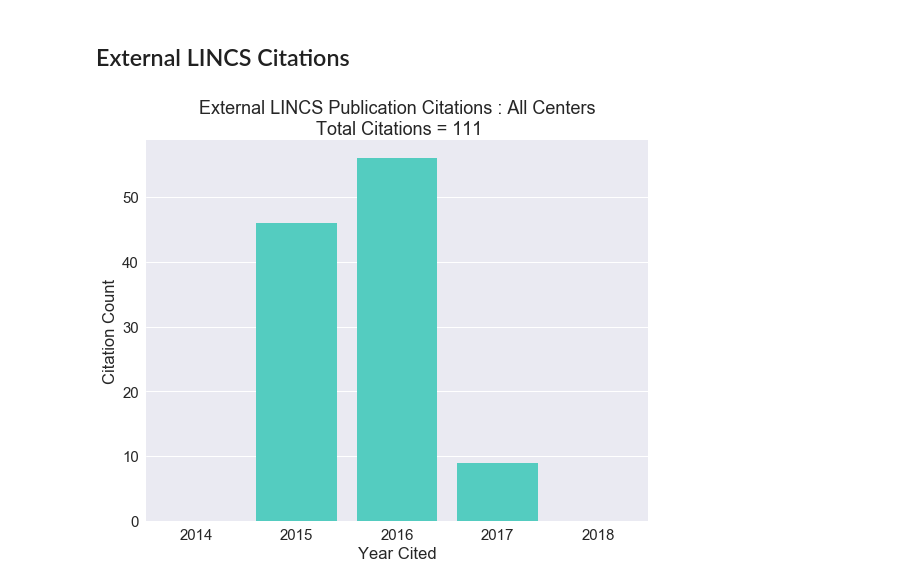
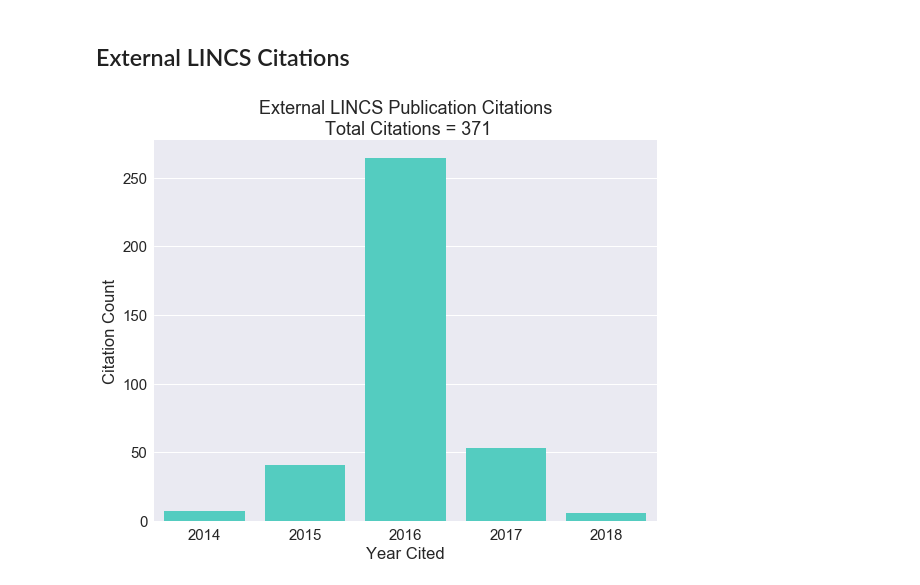
Before and after one commit to MaayanLab/LINCS-Publications-Report, a Jupyter notebook: LINCS_publications.ipynb, the cells around one changed output. Saved outputs shown, nothing was run; the diff lists cells and outputs as text; code cells hidden in the pictures.

Commit message:
Convert PMIDs to PMCIDs to find additional citations.

```diff
--- a/LINCS_publications.ipynb
+++ b/LINCS_publications.ipynb
@@ -81,4 +81,8 @@ def externalInternal(val):
 pubs2['center_pub'] = pubs2['center'].apply(externalInternal)
 pubs2 = pubs2.rename(columns={'PMID':'pm_id', 'year':'year_published', 'title':'article_name'})
 pubs2['publication_id'] = max(pubs['publication_id'].astype(int))
+
+# Add together all pubs
 pubs_extended = pd.concat([pubs, pubs2],axis=0,  ignore_index=True)
+# Fix pmc_id and pm_id
+pubs_extended['pm_id'] =pubs_extended['pm_id'].fillna(0).astype(int)
@@ -85,3 +144,7 @@ pubs_extended = pd.concat([pubs, pubs2],axis=0,  ignore_index=True)
+# %%
+pubs_extended = pubs_extended.merge(converted_PMIDs_df, on='pm_id')
+# Fix pmc_id and pm_id
+pubs_extended['pm_id'] =pubs_extended['pm_id'].fillna(0).astype(int)
 # %% [markdown]
 ## Get Citations from PubMed API
 Documentation:
@@ -242,10 +323,9 @@ import pickle
 results_df = pickle.load( open( "citations.p", "rb" ) )
 citationYears_df = pickle.load( open( "citation_years.p", "rb" ) )
 
-pubs_extended = pd.concat([pubs, pubs2],axis=0,  ignore_index=True)
 
-pubs_extended = pubs_extended.merge(results_df, on='pmc_id',  how='outer')
-pubs_extended = pubs_extended.merge(citationYears_df, on='pmc_id',  how='outer')
+pubs_extended = pubs_extended.merge(results_df, on='PMCID',  how='outer')
+pubs_extended = pubs_extended.merge(citationYears_df, on='PMCID',  how='outer')
 pubs_extended.iloc[0]
 len(pubs_extended)
 pubs_extended.head()
@@ -388,15 +468,15 @@ plt.ylabel('Publication Count');
 # %%
 plt.figure(figsize=(9,7)) # Default 8,6 #, dpi=100
 external['n_citations'] = external['n_citations'].fillna(0)
 external['year_published'] = external.loc[:,'year_published'].astype(int)
 
 grouped = external.groupby('year_published')['n_citations'].sum().reset_index()
 
 sn.barplot(data=grouped, x='year_published', y='n_citations',  color='turquoise')
-plt.title('External LINCS Publication Citations : All Centers\n Total Citations = '+\
+plt.title('External LINCS Publication Citations\n Total Citations = '+\
           str( int(sum(external['n_citations'])) ))
 plt.xlabel('Year Cited')
 plt.ylabel('Citation Count');
 # plt.ylim(0,50);
 # %% [output]
-[figure, old version]
+[figure, new version]
```
Also changed, not shown: parts of 9 cells of this notebook, 3 other files.
